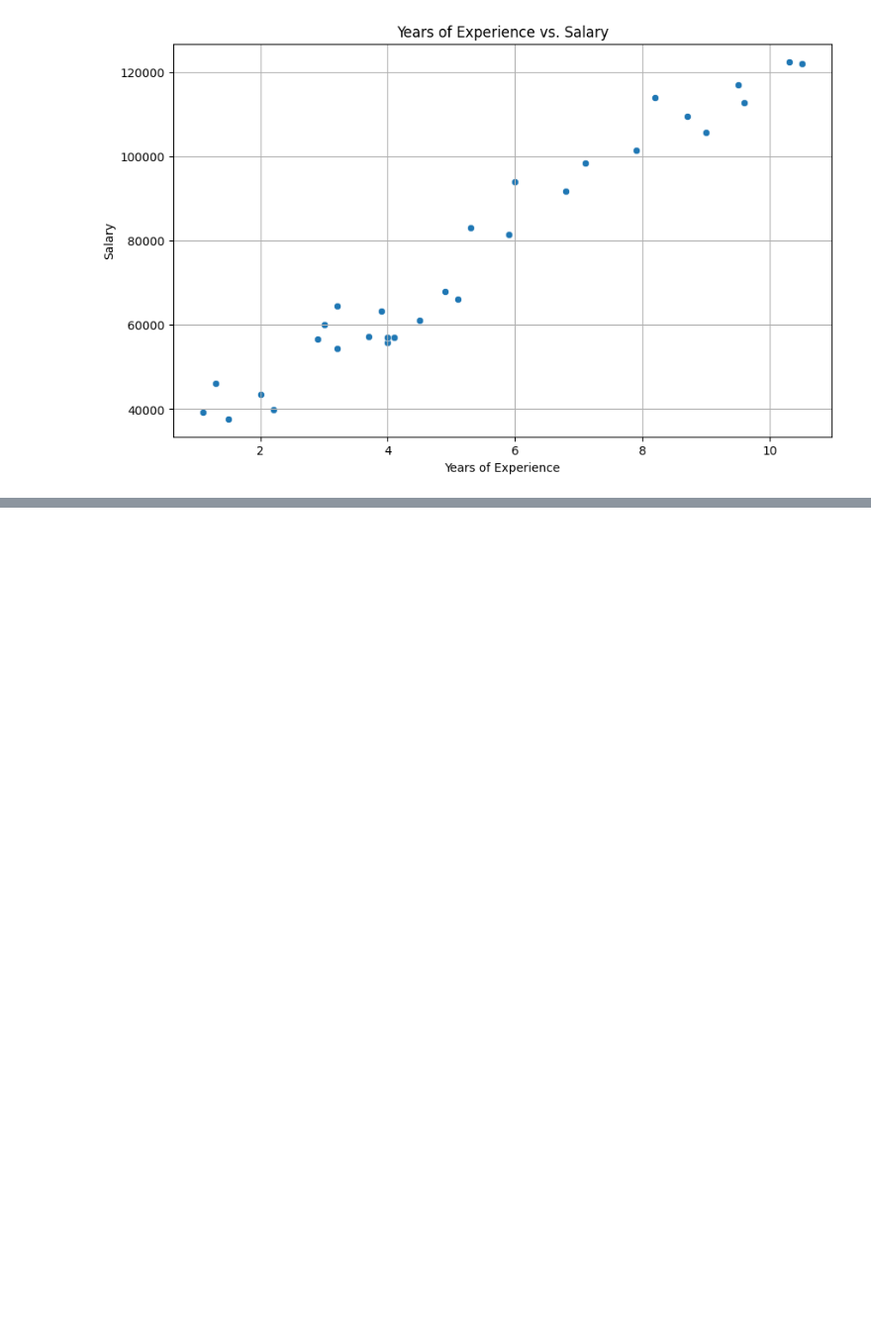
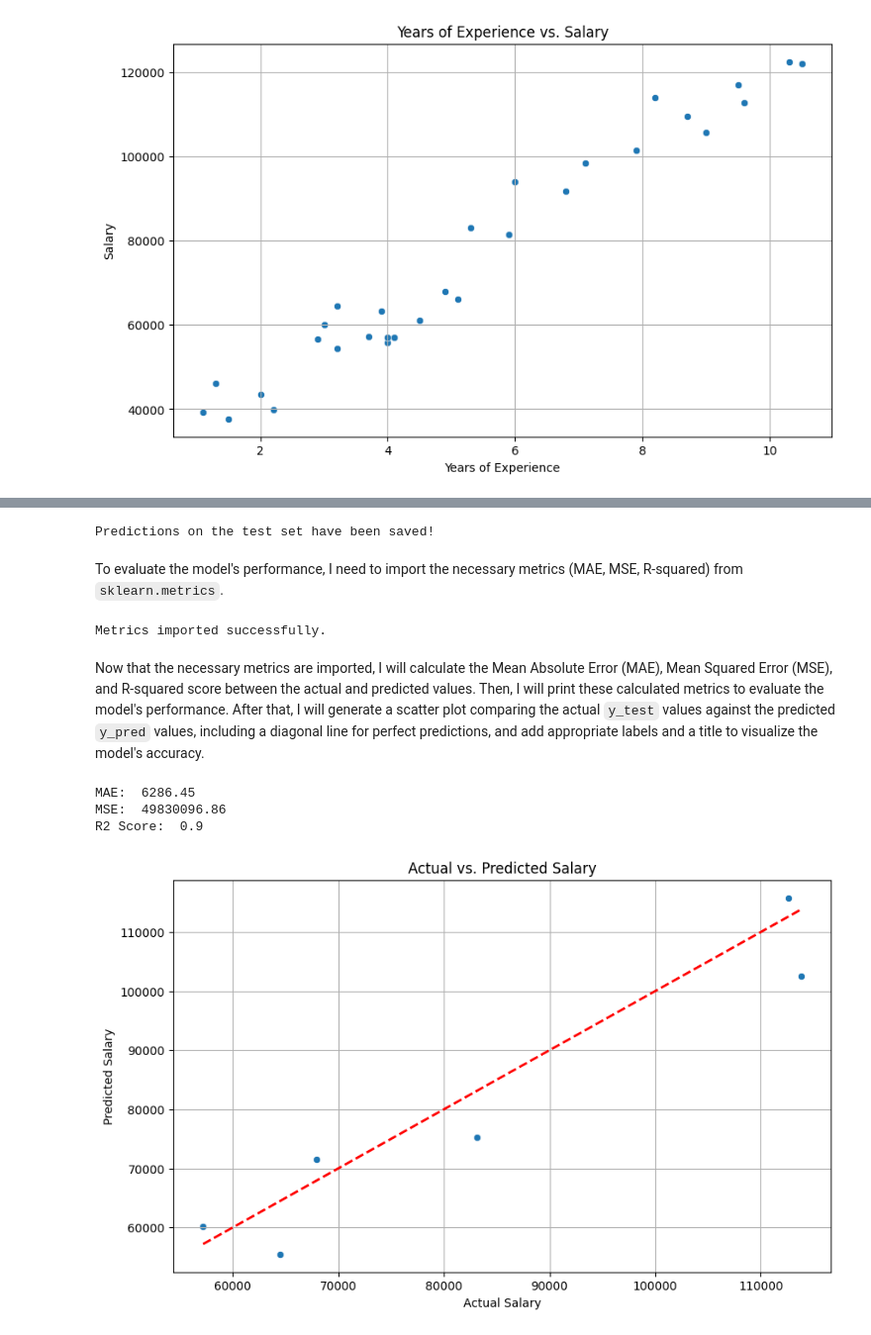
Before and after one commit to Pubudu-98/Colab, a Jupyter notebook: Salary_Prediction.ipynb, the cells around one changed output, grey strips where cells are left out. Shown at 99% size. Saved outputs shown, nothing was run; the diff lists cells and outputs as text; code cells hidden in the pictures; blank space fills up the shorter version.

Commit message:
Trained a machine learning model using Linear Regression (lr) to predict and analyze key data insights from a salary dataset

```diff
--- a/Salary_Prediction.ipynb
+++ b/Salary_Prediction.ipynb
@@ -106,0 +109,3 @@ plt.show()
+# %%
+from sklearn.model_selection import train_test_split
+x_train, x_test, y_train, y_test = train_test_split(x, y, test_size = 0.2, random_state=42)
@@ -106,0 +114,7 @@ plt.show()
+# %%
+from sklearn.linear_model import LinearRegression
+
+lr = LinearRegression()
+lr.fit(x_train, y_train)
+
+print('The Linear Regression (lr) model has train successfully!')
@@ -106,0 +125,15 @@ plt.show()
+# %%
+y_pred = lr.predict(x_test)
+print('Predictions on the test set have been saved!')
+# %% [output]
+Predictions on the test set have been saved!
+# %% [markdown]
+To evaluate the model's performance, I need to import the necessary metrics (MAE, MSE, R-squared) from `sklearn.metrics`.
+# %%
+from sklearn.metrics import mean_absolute_error, mean_squared_error, r2_score
+
+print("Metrics imported successfully.")
+# %% [output]
+Metrics imported successfully.
+# %% [markdown]
+Now that the necessary metrics are imported, I will calculate the Mean Absolute Error (MAE), Mean Squared Error (MSE), and R-squared score between the actual and predicted values. Then, I will print these calculated metrics to evaluate the model's performance. After that, I will generate a scatter plot comparing the actual `y_test` values against the predicted `y_pred` values, including a diagonal line for perfect predictions, and add appropriate labels and a title to visualize the model's accuracy.
@@ -106,0 +144,19 @@ plt.show()
+# %%
+print('MAE: ', round(mae, 2))
+print('MSE: ', round(mse, 2))
+print('R2 Score: ', round(r2, 2))
+# %% [output]
+MAE:  6286.45
+MSE:  49830096.86
+R2 Score:  0.9
+# %%
+plt.figure(figsize=(10, 6))
+sns.scatterplot(x=y_test, y=y_pred)
+plt.plot([y_test.min(), y_test.max()], [y_test.min(), y_test.max()], 'r--', lw=2)
+plt.title('Actual vs. Predicted Salary')
+plt.xlabel('Actual Salary')
+plt.ylabel('Predicted Salary')
+plt.grid(True)
+plt.show()
+# %% [output]
+[figure, added]
```
Also changed, not shown: parts of 7 cells of this notebook.
